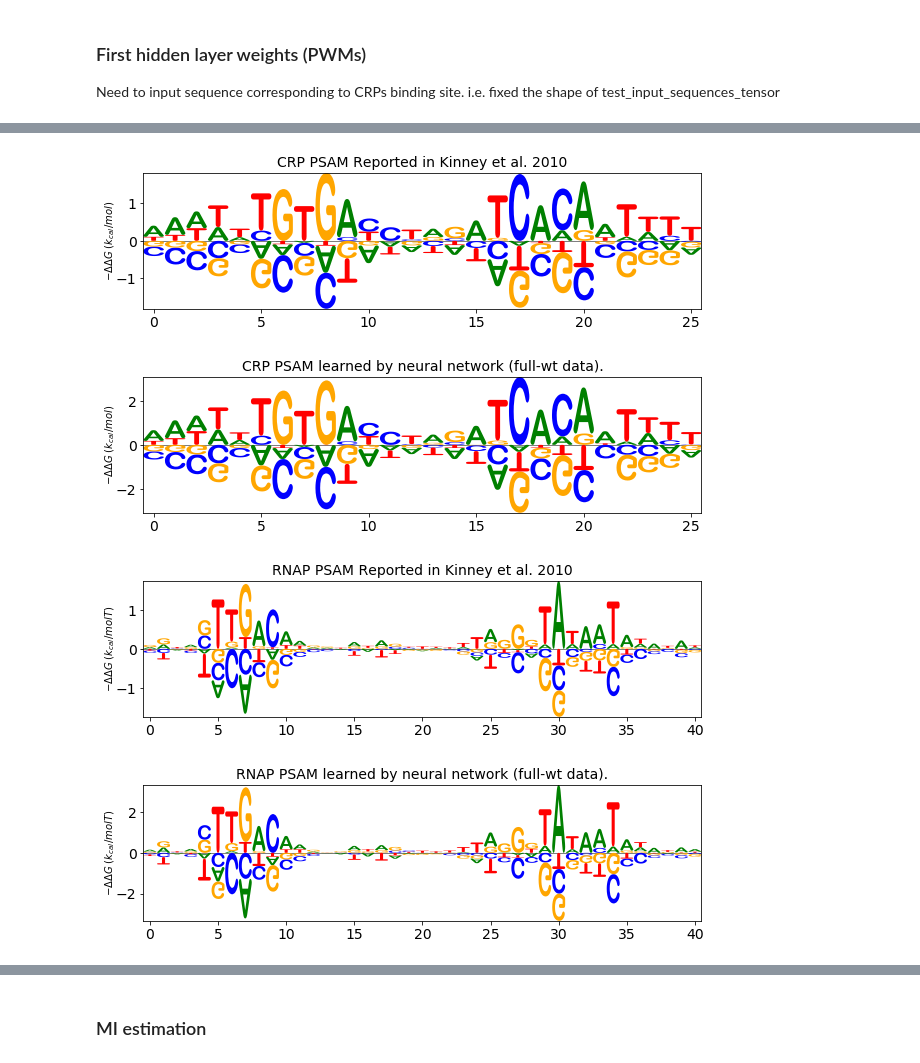
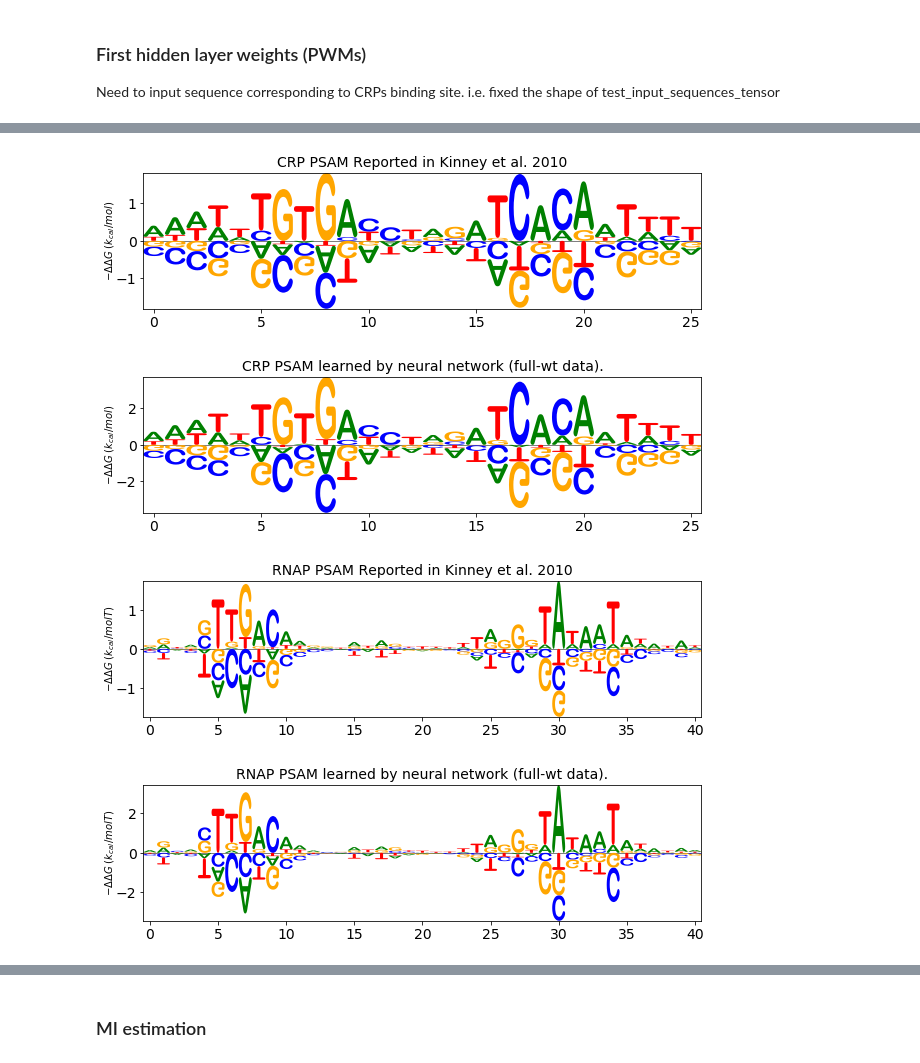
Before and after one commit to atareen/Interpretable_Neural_Nets, a Jupyter notebook: full_wt_sort_seq_MI_good_notebook_trainable_ei.ipynb, the cells around one changed output, grey strips where cells are left out. Drawn from its saved outputs; the diff is of its cells as text; code cells hidden in the pictures.

```diff
--- a/full_wt_sort_seq_MI_good_notebook_trainable_ei.ipynb
+++ b/full_wt_sort_seq_MI_good_notebook_trainable_ei.ipynb
@@ -446,0 +536,18 @@ gamma_input_list.shape
+# %%
+input_sequences_tensor2 = []
+test_input_sequences_tensor2 = []
+
+for _ in range(len(input_seqs_ohe)):
+    temp = input_seqs_ohe[_].flatten()
+    temp = np.append(temp,1)
+    #input_seqs_ohe[_] = np.append(input_seqs_ohe[_],1)
+    input_sequences_tensor2.append(temp)
+
+for _ in range(len(test_seqs_ohe)):
+
+    temp = test_seqs_ohe[_].flatten()
+    temp = np.append(temp,1)
+    test_input_sequences_tensor2.append(temp)
+# %%
+input_sequences_tensor2 = np.array(input_sequences_tensor2)
+test_input_sequences_tensor2 = np.array(test_input_sequences_tensor2)
@@ -472,6 +583,6 @@ model.compile(loss=log_poisson_loss,optimizer=Adam(lr=0.0005), metrics=['categor
 # history = model.fit([input_sequences_tensor,gamma_input_list], labels,
 #                     validation_split=0.1, epochs=100,verbose=1,callbacks=[esCallBack,tbCallBack])
 
-history = model.fit(input_sequences_tensor, labels, validation_split=0.2, epochs=100,verbose=1)
+history = model.fit(input_sequences_tensor2, labels, validation_split=0.2, epochs=500,verbose=1)
 # %% [output]
 Train on 32331 samples, validate on 8083 samples
@@ -544,8 +655,8 @@ model.evaluate(test_input_sequences_tensor,test_labels)
 
 Need to input sequence corresponding to CRPs binding site. i.e. fixed the shape of test_input_sequences_tensor
 # %%
-crp_weights = model.layers[3].get_weights()[0].copy()
-rnap_weights = model.layers[4].get_weights()[0].copy()
+crp_weights = model.layers[4].get_weights()[0].copy()
+rnap_weights = model.layers[5].get_weights()[0].copy()
 # %%
 crp_weights = crp_weights.reshape(26,4)
 rnap_weights = rnap_weights.reshape(41,4)
@@ -564,22 +675,22 @@ plt.show()
 # %%
 import logomaker
 crp_logo_df = pd.DataFrame(crp_weights,columns=['A','C','G','T'])
 
 crp_df.columns = ['A','C','G','T']
 logomaker.Logo(-crp_df,center_values=True, font_name='Arial Rounded MT Bold')
 plt.tick_params(labelsize=14)
 plt.title('CRP PSAM Reported in Kinney et al. 2010',fontsize=14)
 plt.ylabel("$-\Delta \Delta G$ ($k_{cal}/mol$)", labelpad=-1)
-logomaker.Logo(crp_logo_df,center_values=True, font_name='Arial Rounded MT Bold')
+logomaker.Logo(-crp_logo_df,center_values=True, font_name='Arial Rounded MT Bold')
 plt.title('CRP PSAM learned by neural network (full-wt data).',fontsize=14)
 plt.tick_params(labelsize=14)
 plt.ylabel("$-\Delta \Delta G$ ($k_{cal}/mol$)", labelpad=-1)
 
 plt.show()
 #logomaker.Logo(rnap_logo_df,center_values=True, font_name='Arial Rounded MT Bold')
 # %% [output]
 [figure]
-[figure, old version]
+[figure, new version]
 # %%
 rnap_logo_df = pd.DataFrame(rnap_weights,columns=['A','C','G','T'])
 rnap_df.columns = ['A','C','G','T']
@@ -587,14 +698,14 @@ logomaker.Logo(-rnap_df,center_values=True, font_name='Arial Rounded MT Bold')
 plt.tick_params(labelsize=14)
 plt.title('RNAP PSAM Reported in Kinney et al. 2010',fontsize=14)
 plt.ylabel("$-\Delta \Delta G$ ($k_{cal}/mol T$)", labelpad=-1)
-logomaker.Logo(rnap_logo_df,center_values=True, font_name='Arial Rounded MT Bold')
+logomaker.Logo(-rnap_logo_df,center_values=True, font_name='Arial Rounded MT Bold')
 plt.tick_params(labelsize=14)
 plt.title('RNAP PSAM learned by neural network (full-wt data).',fontsize=14)
 plt.ylabel("$-\Delta \Delta G$ ($k_{cal}/mol T$)", labelpad=-1)
 plt.tick_params(labelsize=14)
 # %% [output]
 [figure]
-[figure, old version]
+[figure, new version]
 # %%
 model.layers[6].get_weights()
 # %% [output]
```
Also changed, not shown: parts of 43 cells of this notebook.
